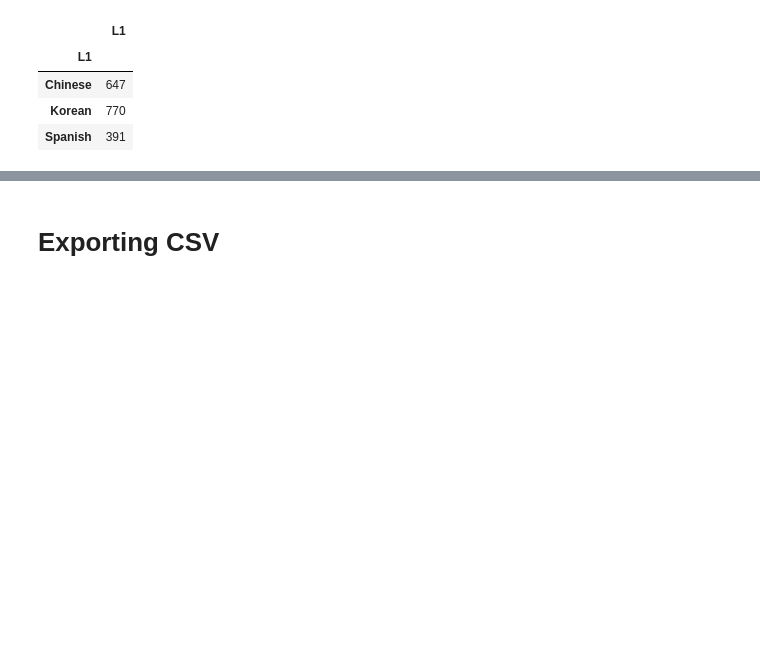
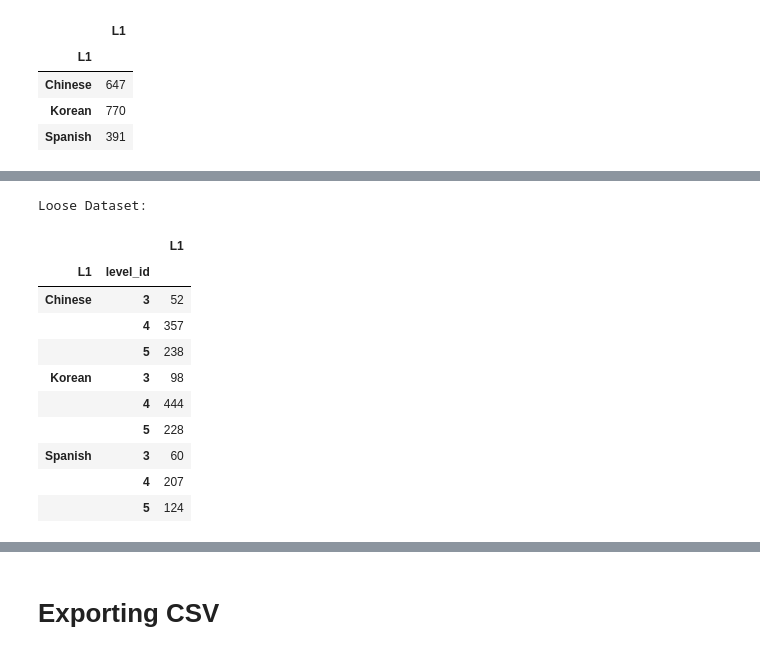
Before and after one commit to mencer456/LRDC-Research, a Jupyter notebook: Gathering Data for CSV Export.ipynb, the cells around one changed output, grey strips where cells are left out. Cells and saved outputs as stored; diff of their text form; code cells hidden in the pictures; blank space fills up the shorter version.

```diff
--- a/Gathering Data for CSV Export.ipynb
+++ b/Gathering Data for CSV Export.ipynb
@@ -559,0 +576,17 @@ sp.groupby(['L1']).agg({'L1':'count'})
+# %%
+sp=pd.read_csv('C:/Users/Hanna/Documents/CSV/same_probe.csv')
+print('Loose Dataset: ')
+sp.groupby(['L1','level_id']).agg({'L1':'count'})
+# %% [output]
+Loose Dataset:
+|  |  | L1 |
+| L1 | level_id |  |
+| Chinese | 3 | 52 |
+|  | 4 | 357 |
+|  | 5 | 238 |
+| Korean | 3 | 98 |
+|  | 4 | 444 |
+|  | 5 | 228 |
+| Spanish | 3 | 60 |
+|  | 4 | 207 |
+|  | 5 | 124 |
```
Also changed, not shown: parts of 4 cells of this notebook, 1 other file.
